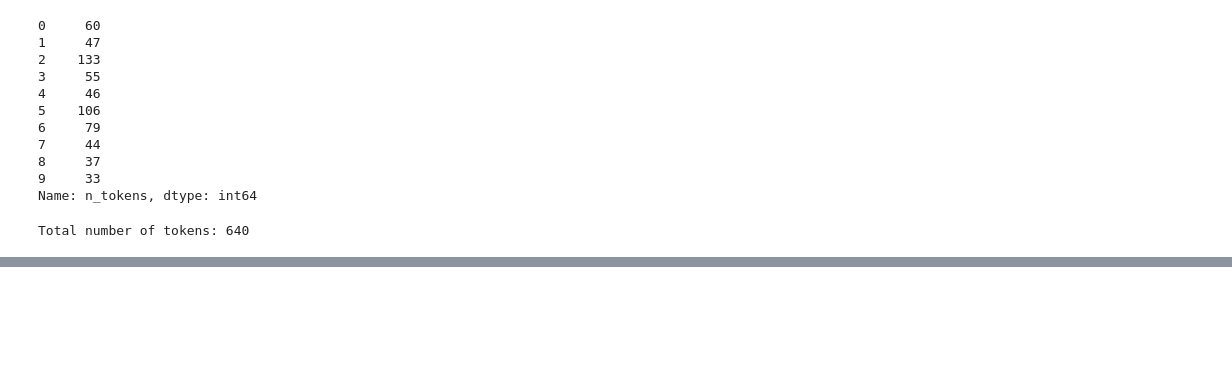
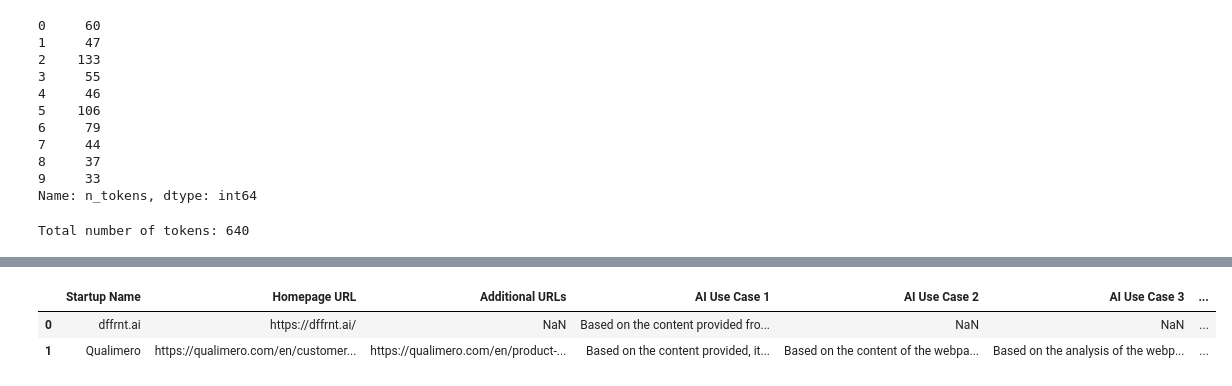
Before and after one commit to aai-institute/Startup-Risk-Classifier-EU-AI-Act, a Jupyter notebook: main.ipynb, the cells around one changed output, grey strips where cells are left out. Drawn from its saved outputs; the diff is of its cells as text; code cells hidden in the pictures; blank space fills up the shorter version.

```diff
--- a/main.ipynb
+++ b/main.ipynb
@@ -426,0 +621,7 @@ Total number of tokens: 640
+# %%
+df = pd.read_excel("ai_use_cases.xlsx")
+df
+# %% [output]
+|  | Startup Name | Homepage URL | Additional URLs | AI Use Case 1 | AI Use Case 2 | AI Use Case 3 | ... |
+| 0 | dffrnt.ai | https://dffrnt.ai/ | NaN | Based on the content provided fro... | NaN | NaN | ... |
+| 1 | Qualimero | https://qualimero.com/en/customer... | https://qualimero.com/en/product-... | Based on the content provided, it... | Based on the content of the webpa... | Based on the analysis of the webp... | ... |
```
Also changed, not shown: parts of 9 cells of this notebook, 7 other files.
